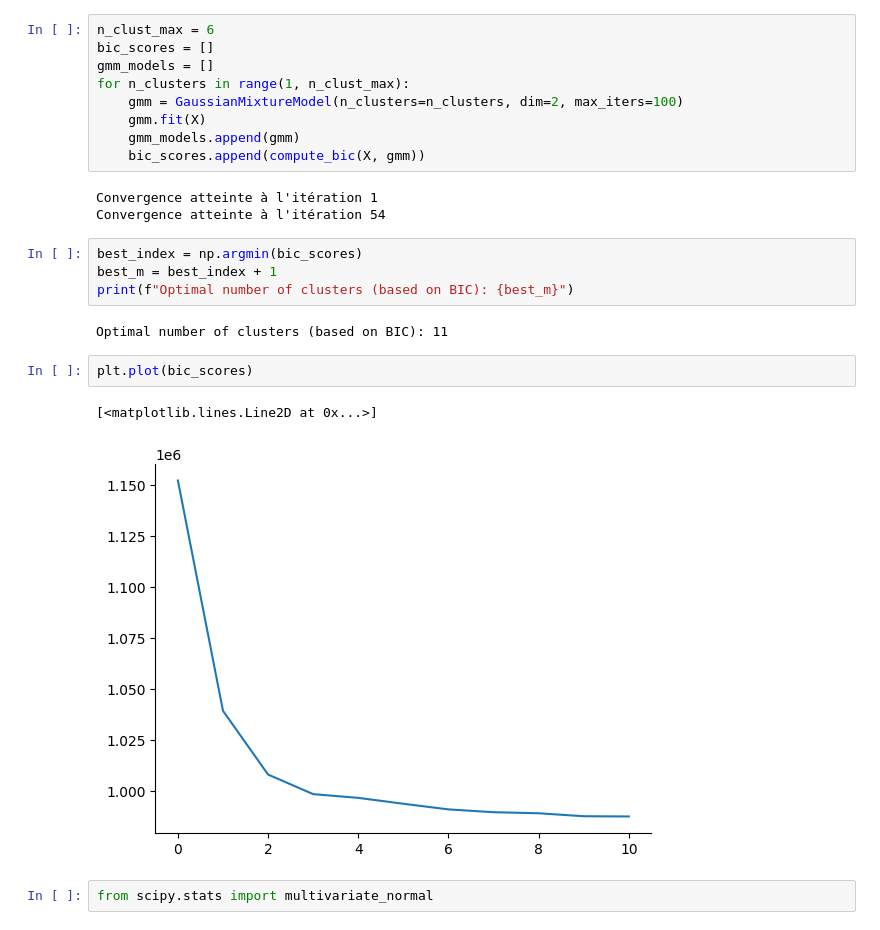
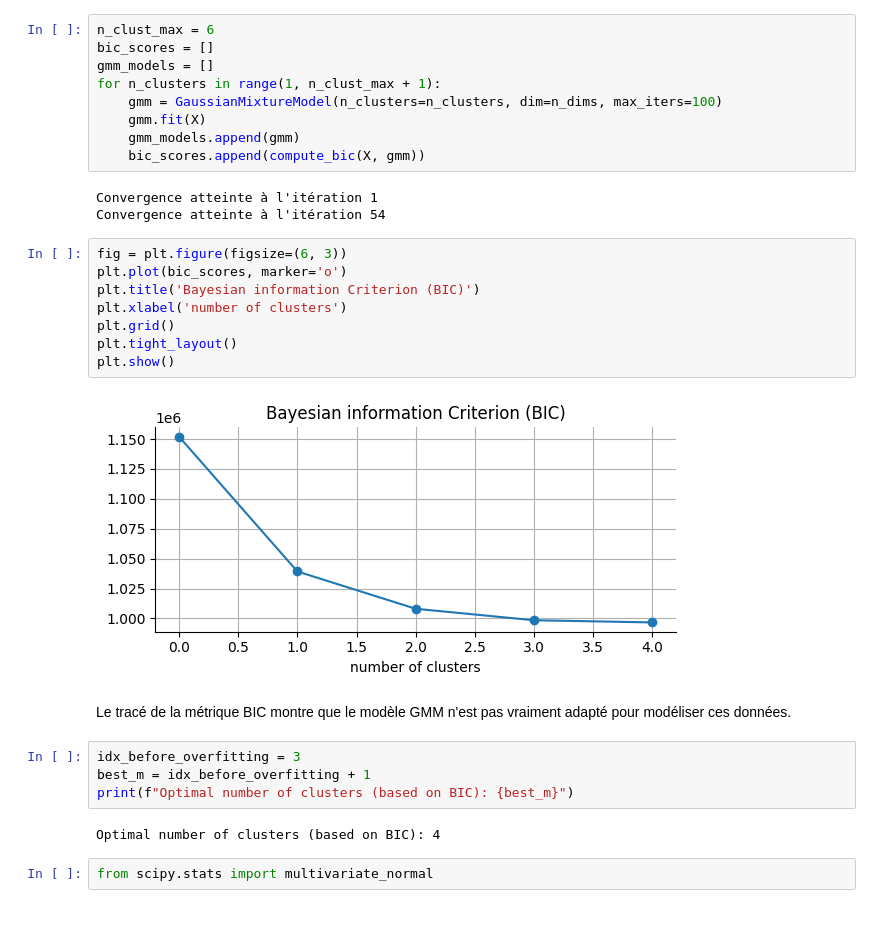
Before and after one commit to emilio-pcrd/compstats-MVA, a Jupyter notebook: Lab2/main.ipynb, the cells around one changed output. Cells and saved outputs as stored; diff of their text form.

```diff
--- a/Lab2/main.ipynb
+++ b/Lab2/main.ipynb
@@ -180,25 +150,32 @@ plt.show()
 n_clust_max = 6
 bic_scores = []
 gmm_models = []
-for n_clusters in range(1, n_clust_max):
-    gmm = GaussianMixtureModel(n_clusters=n_clusters, dim=2, max_iters=100)
+for n_clusters in range(1, n_clust_max + 1):
+    gmm = GaussianMixtureModel(n_clusters=n_clusters, dim=n_dims, max_iters=100)
     gmm.fit(X)
     gmm_models.append(gmm)
     bic_scores.append(compute_bic(X, gmm))
 # %% [output]
 Convergence atteinte à l'itération 1
 Convergence atteinte à l'itération 54
+# %%
+fig = plt.figure(figsize=(6, 3))
+plt.plot(bic_scores, marker='o')
+plt.title('Bayesian information Criterion (BIC)')
+plt.xlabel('number of clusters')
+plt.grid()
+plt.tight_layout()
+plt.show()
+# %% [output]
+[figure, added]
+# %% [markdown]
+Le tracé de la métrique BIC montre que le modèle GMM  n'est pas vraiment adapté pour modéliser ces données.
 # %%
-best_index = np.argmin(bic_scores)
-best_m = best_index + 1
+idx_before_overfitting = 3
+best_m = idx_before_overfitting + 1
 print(f"Optimal number of clusters (based on BIC): {best_m}")
 # %% [output]
-Optimal number of clusters (based on BIC): 11
+Optimal number of clusters (based on BIC): 4
-# %%
-plt.plot(bic_scores)
-# %% [output]
-[<matplotlib.lines.Line2D at 0x...>]
-[figure, removed]
 # %%
 from scipy.stats import multivariate_normal
 # %%
```
Also changed, not shown: parts of 24 cells of this notebook, 1 other file.
